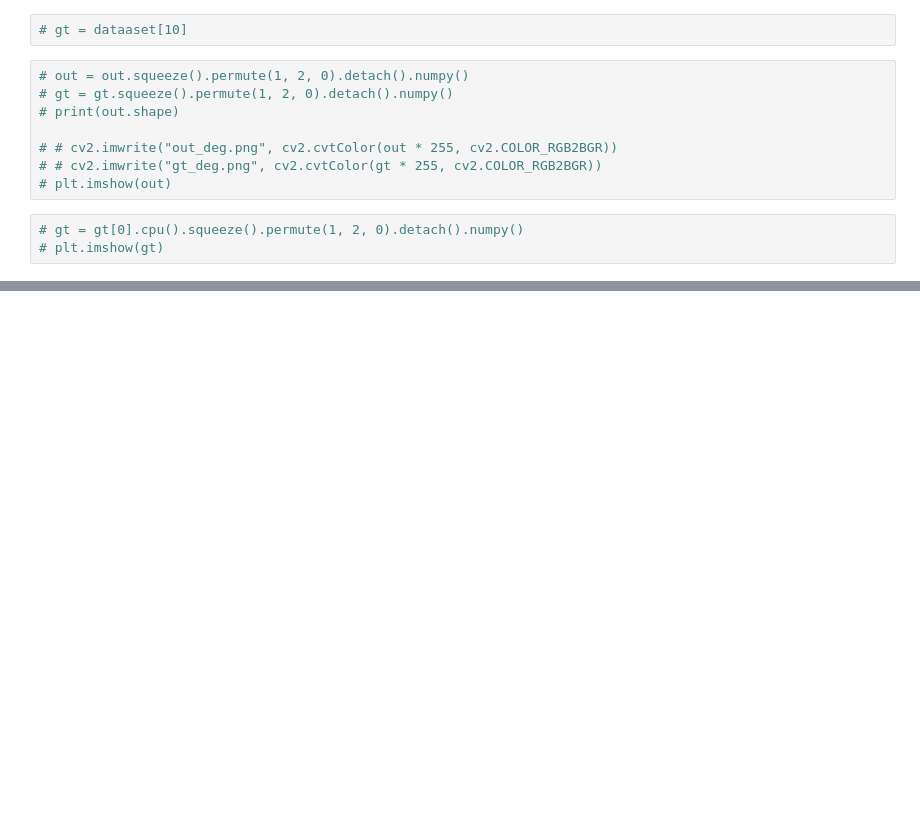
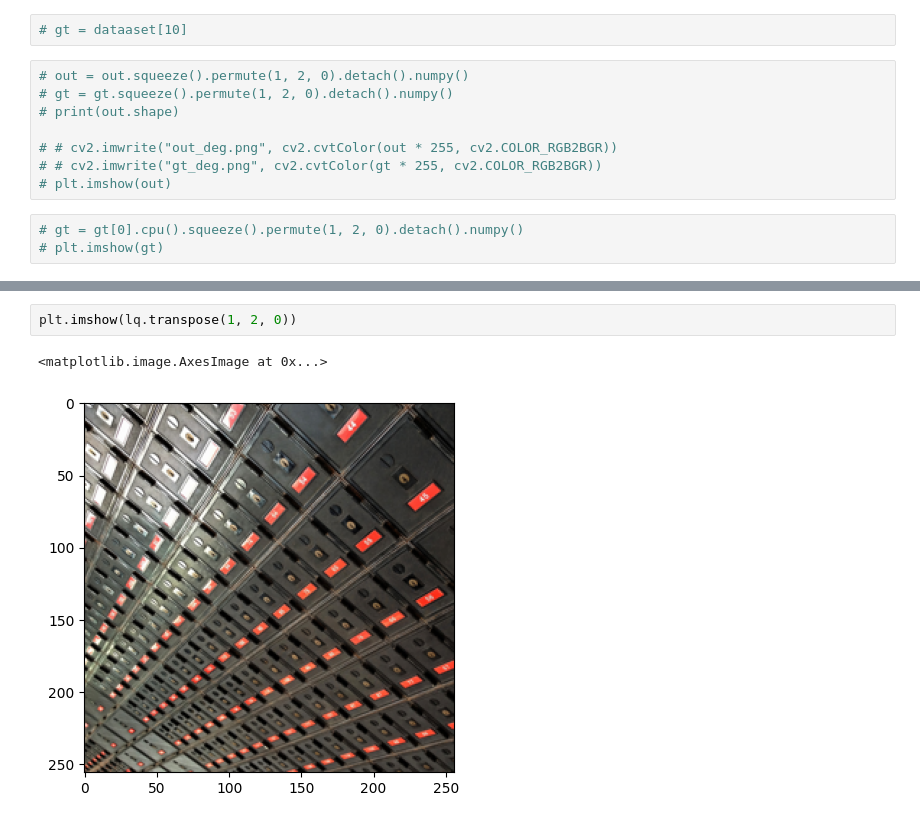
Before and after one commit to PratikshitSingh/A-ESRGANs, a Jupyter notebook: 444_dataloader.ipynb, the cells around one changed output, grey strips where cells are left out. Saved outputs shown, nothing was run; the diff lists cells and outputs as text; blank space fills up the shorter version.

```diff
--- a/444_dataloader.ipynb
+++ b/444_dataloader.ipynb
@@ -662,0 +776,5 @@ KeyboardInterrupt: ignored
+# %%
+plt.imshow(lq.transpose(1, 2, 0))
+# %% [output]
+<matplotlib.image.AxesImage at 0x...>
+[figure, added]
```
Also changed, not shown: parts of 20 cells of this notebook.
